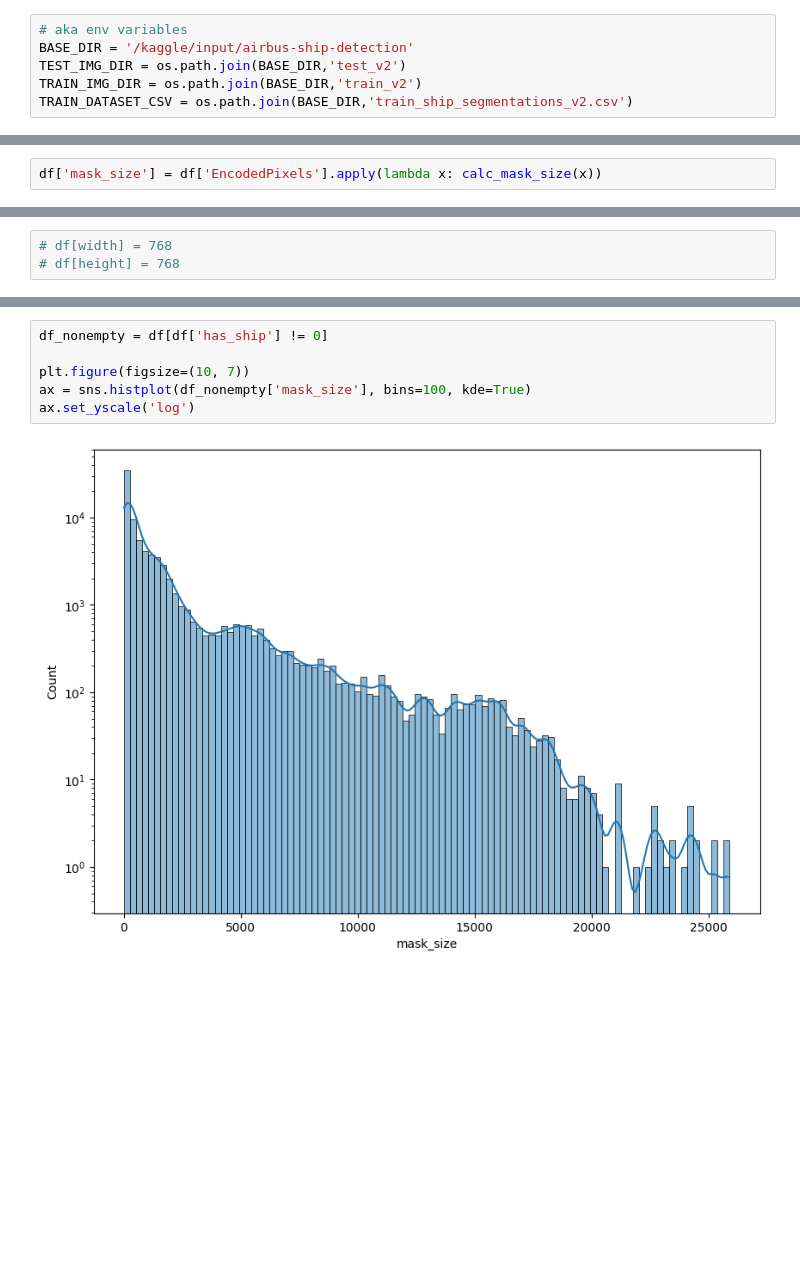
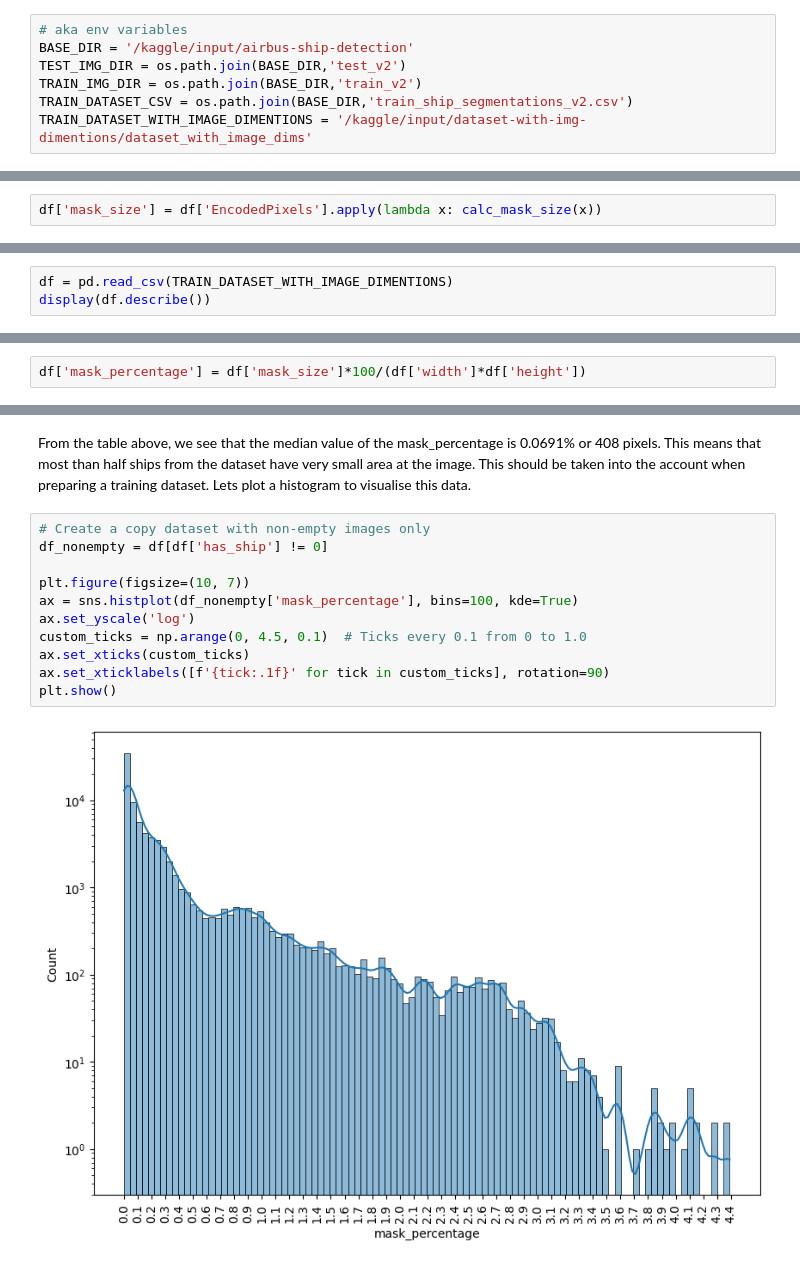
Before and after one commit to mykola-mmm/airbus_kaggel, a Jupyter notebook: notebooks/eda.ipynb, the cells around one changed output, grey strips where cells are left out. Drawn from its saved outputs; the diff is of its cells as text; blank space fills up the shorter version.

Commit message:
Kaggle Notebook | ship-eda-v2 | Version 2

```diff
--- a/notebooks/eda.ipynb
+++ b/notebooks/eda.ipynb
@@ -49,6 +49,7 @@ BASE_DIR = '/kaggle/input/airbus-ship-detection'
 TEST_IMG_DIR = os.path.join(BASE_DIR,'test_v2')
 TRAIN_IMG_DIR = os.path.join(BASE_DIR,'train_v2')
 TRAIN_DATASET_CSV = os.path.join(BASE_DIR,'train_ship_segmentations_v2.csv')
+TRAIN_DATASET_WITH_IMAGE_DIMENTIONS = '/kaggle/input/dataset-with-img-dimentions/dataset_with_image_dims'
 # %%
 # read dataset
 df = pd.read_csv(TRAIN_DATASET_CSV)
@@ -128,0 +123,3 @@ df.to_csv('dataset_with_image_dims', index=False)
+# %%
+df = pd.read_csv(TRAIN_DATASET_WITH_IMAGE_DIMENTIONS)
+display(df.describe())
@@ -129,3 +138,2 @@ df.to_csv('dataset_with_image_dims', index=False)
 # %%
-# df[width] = 768
-# df[height] = 768
+df['mask_percentage'] = df['mask_size']*100/(df['width']*df['height'])
@@ -132,8 +153,15 @@ df.to_csv('dataset_with_image_dims', index=False)
+# %% [markdown]
+From the table above, we see that the median value of the mask_percentage is 0.0691% or 408 pixels. This means that most than half ships from the dataset have very small area at the image. This should be taken into the account when preparing a training dataset. Lets plot a histogram to visualise this data.
 # %%
+# Create a copy dataset with non-empty images only
 df_nonempty = df[df['has_ship'] != 0]
 
 plt.figure(figsize=(10, 7))
-ax = sns.histplot(df_nonempty['mask_size'], bins=100, kde=True)
+ax = sns.histplot(df_nonempty['mask_percentage'], bins=100, kde=True)
 ax.set_yscale('log')
+custom_ticks = np.arange(0, 4.5, 0.1)  # Ticks every 0.1 from 0 to 1.0
+ax.set_xticks(custom_ticks)
+ax.set_xticklabels([f'{tick:.1f}' for tick in custom_ticks], rotation=90)
+plt.show()
 # %% [output]
-[figure, old version]
+[figure, new version]
```
Also changed, not shown: parts of 17 cells of this notebook.
